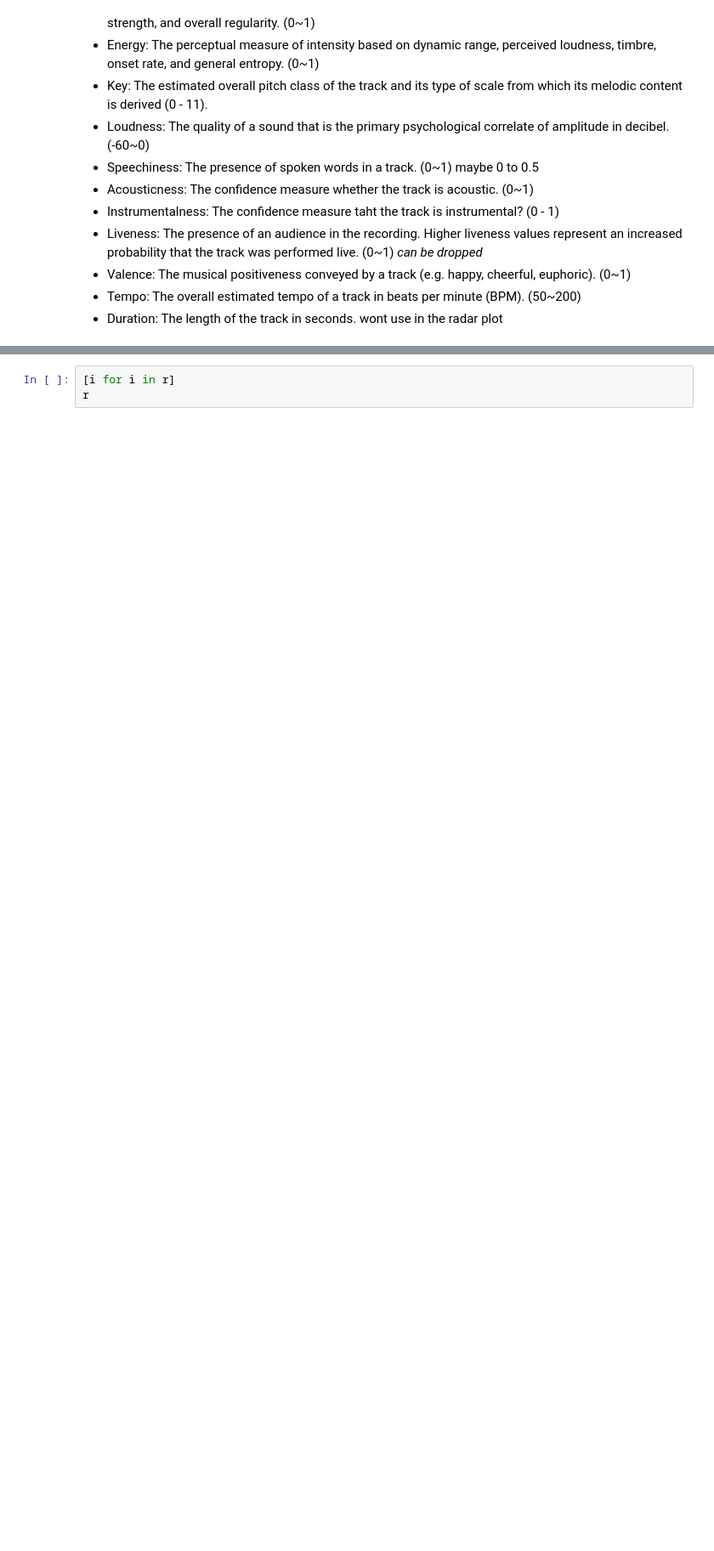
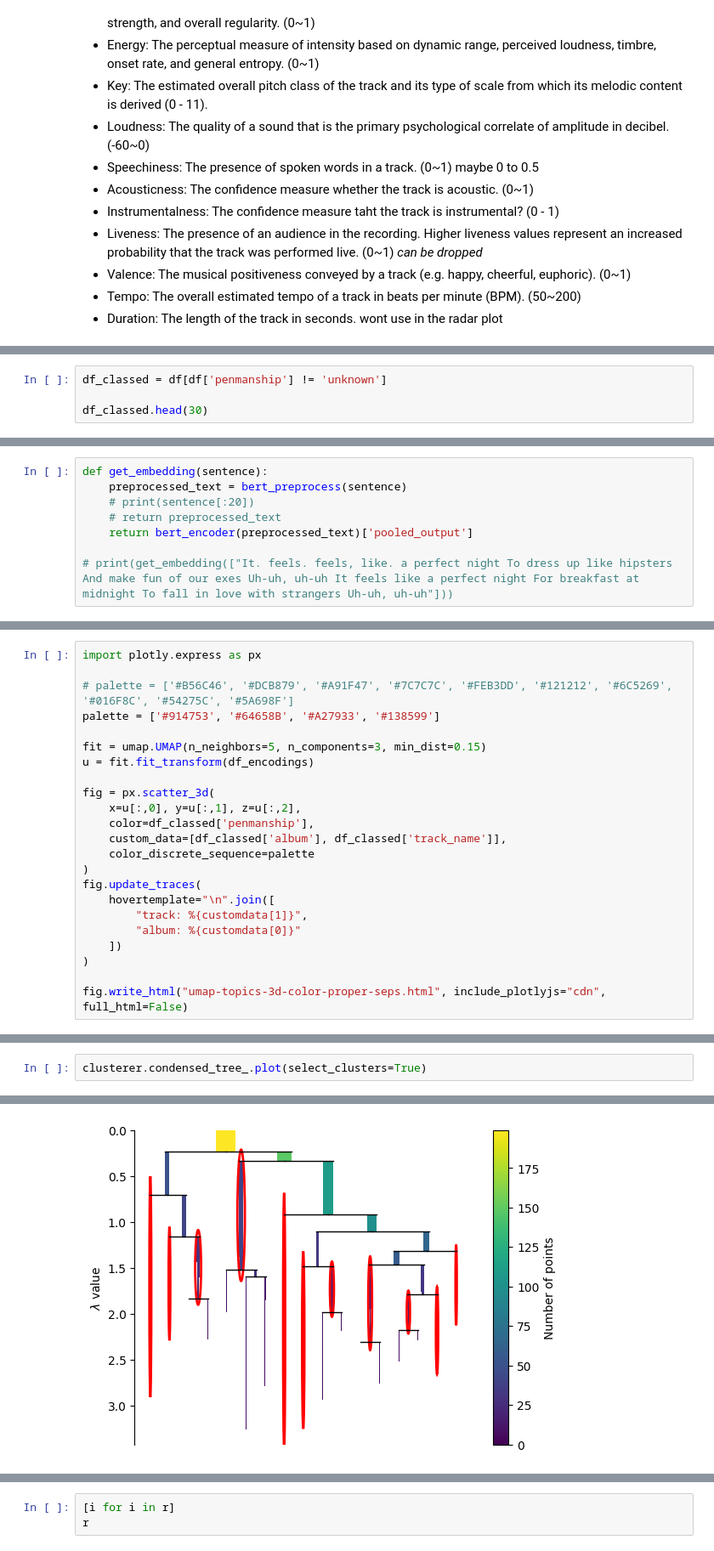
Before and after one commit to technocrat13/is-it-an-era-question-mark, a Jupyter notebook: era_analysis.ipynb, the cells around one changed output, grey strips where cells are left out. Shown: that part at 85% size. Cells and saved outputs as stored; diff of their text form; blank space fills up the shorter version.

```diff
--- a/era_analysis.ipynb
+++ b/era_analysis.ipynb
@@ -280,0 +482,4 @@ df.loc[5, 'lyrics']
+# %%
+df_classed = df[df['penmanship'] != 'unknown']
+
+df_classed.head(30)
@@ -280,0 +519,8 @@ df.loc[5, 'lyrics']
+# %%
+def get_embedding(sentence):
+    preprocessed_text = bert_preprocess(sentence)
+    # print(sentence[:20])
+    # return preprocessed_text
+    return bert_encoder(preprocessed_text)['pooled_output']
+
+# print(get_embedding(["It. feels. feels, like. a perfect night To dress up like hipsters And make fun of our exes Uh-uh, uh-uh It feels like a perfect night For breakfast at midnight To fall in love with strangers Uh-uh, uh-uh"]))
@@ -280,0 +605,23 @@ df.loc[5, 'lyrics']
+# %%
+import plotly.express as px
+
+# palette = ['#B56C46', '#DCB879', '#A91F47', '#7C7C7C', '#FEB3DD', '#121212', '#6C5269', '#016F8C', '#54275C', '#5A698F']
+palette = ['#914753', '#64658B', '#A27933', '#138599']
+
+fit = umap.UMAP(n_neighbors=5, n_components=3, min_dist=0.15)
+u = fit.fit_transform(df_encodings)
+
+fig = px.scatter_3d(
+    x=u[:,0], y=u[:,1], z=u[:,2],
+    color=df_classed['penmanship'],
+    custom_data=[df_classed['album'], df_classed['track_name']],
+    color_discrete_sequence=palette
+)
+fig.update_traces(
+    hovertemplate="\n".join([
+        "track: %{customdata[1]}",
+        "album: %{customdata[0]}"
+    ])
+)
+
+fig.write_html("umap-topics-3d-color-proper-seps.html", include_plotlyjs="cdn", full_html=False)
@@ -280,0 +637,3 @@ df.loc[5, 'lyrics']
+# %%
+clusterer.condensed_tree_.plot(select_clusters=True)
+# %% [output]
@@ -280,0 +641 @@ df.loc[5, 'lyrics']
+[figure, added]
```
Also changed, not shown: parts of 38 cells of this notebook, 17 other files.
